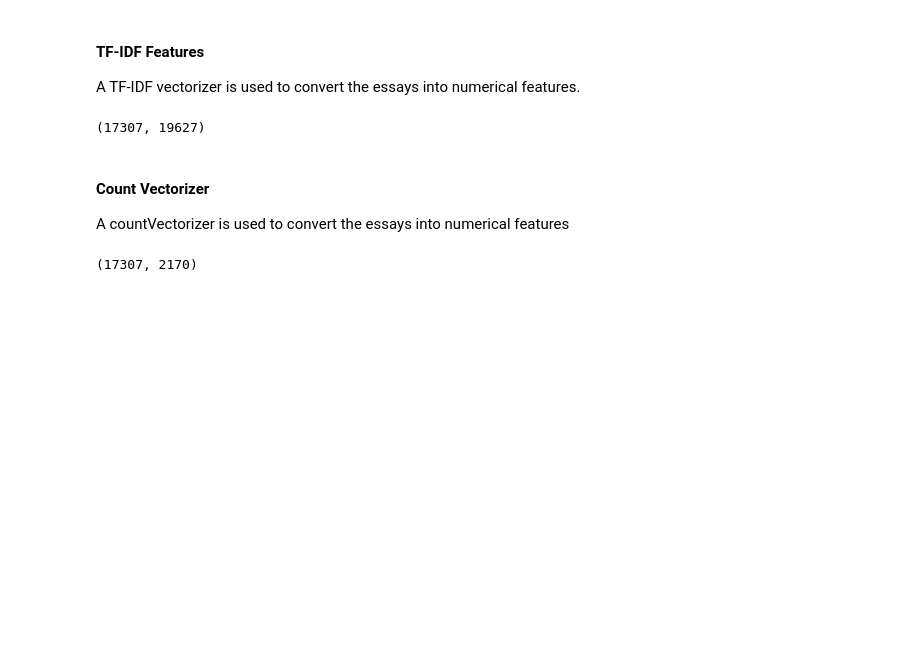
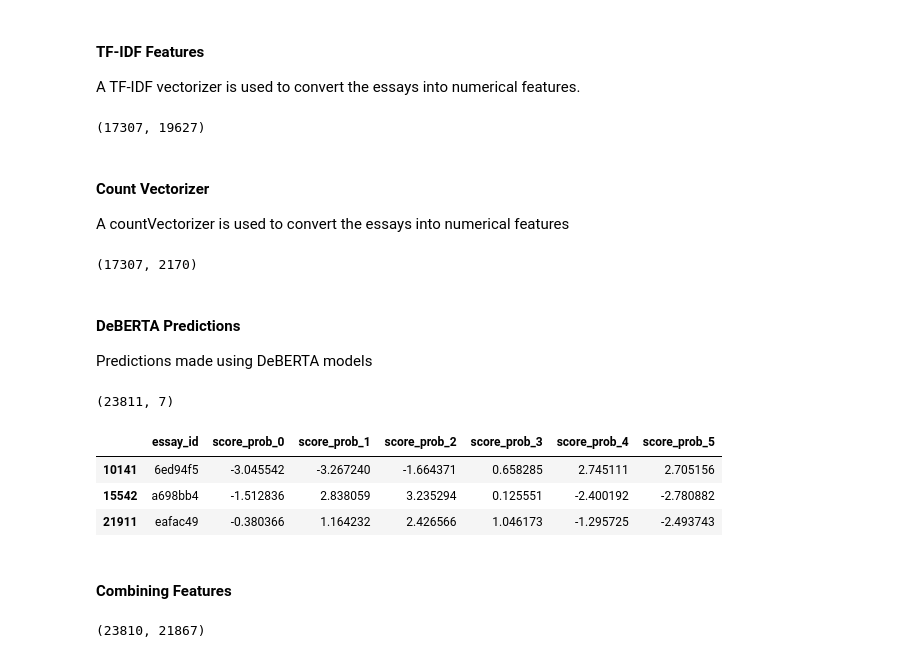
Before and after one commit to Shakleen/Kaggle-Automated-Essay-Scoring, a Jupyter notebook: notebooks/lgbm.ipynb, the cells around one changed output. Saved outputs shown, nothing was run; the diff lists cells and outputs as text; code cells hidden in the pictures; blank space fills up the shorter version.

```diff
--- a/notebooks/lgbm.ipynb
+++ b/notebooks/lgbm.ipynb
@@ -389,0 +385,29 @@ count_features.shape
+# %% [markdown]
+#### DeBERTA Predictions
+
+Predictions made using DeBERTA models
+# %%
+oov_path = "output/microsoft/deberta-v3-xsmall/oof_df.csv"
+deberta_features = pd.read_csv(oov_path, usecols=[f"score_prob_{i}" for i in range(config.num_classes)] + ["essay_id"])
+deberta_features.shape
+# %% [output]
+(23811, 7)
+# %%
+deberta_features.sample(3)
+# %% [output]
+|  | essay_id | score_prob_0 | score_prob_1 | score_prob_2 | score_prob_3 | score_prob_4 | score_prob_5 |
+| 10141 | 6ed94f5 | -3.045542 | -3.267240 | -1.664371 | 0.658285 | 2.745111 | 2.705156 |
+| 15542 | a698bb4 | -1.512836 | 2.838059 | 3.235294 | 0.125551 | -2.400192 | -2.780882 |
+| 21911 | eafac49 | -0.380366 | 1.164232 | 2.426566 | 1.046173 | -1.295725 | -2.493743 |
+# %% [markdown]
+#### Combining Features
+# %%
+all_features = deberta_features.copy()
+
+# Merge using essay_id column
+for feature_df in [paragraph_features, sentence_features, word_features, tfidf_features, count_features]:
+    all_features = pd.merge(all_features, feature_df, on="essay_id")
+
+all_features.shape
+# %% [output]
+(23810, 21867)
```
Also changed, not shown: parts of 21 cells of this notebook, 5 other files.
